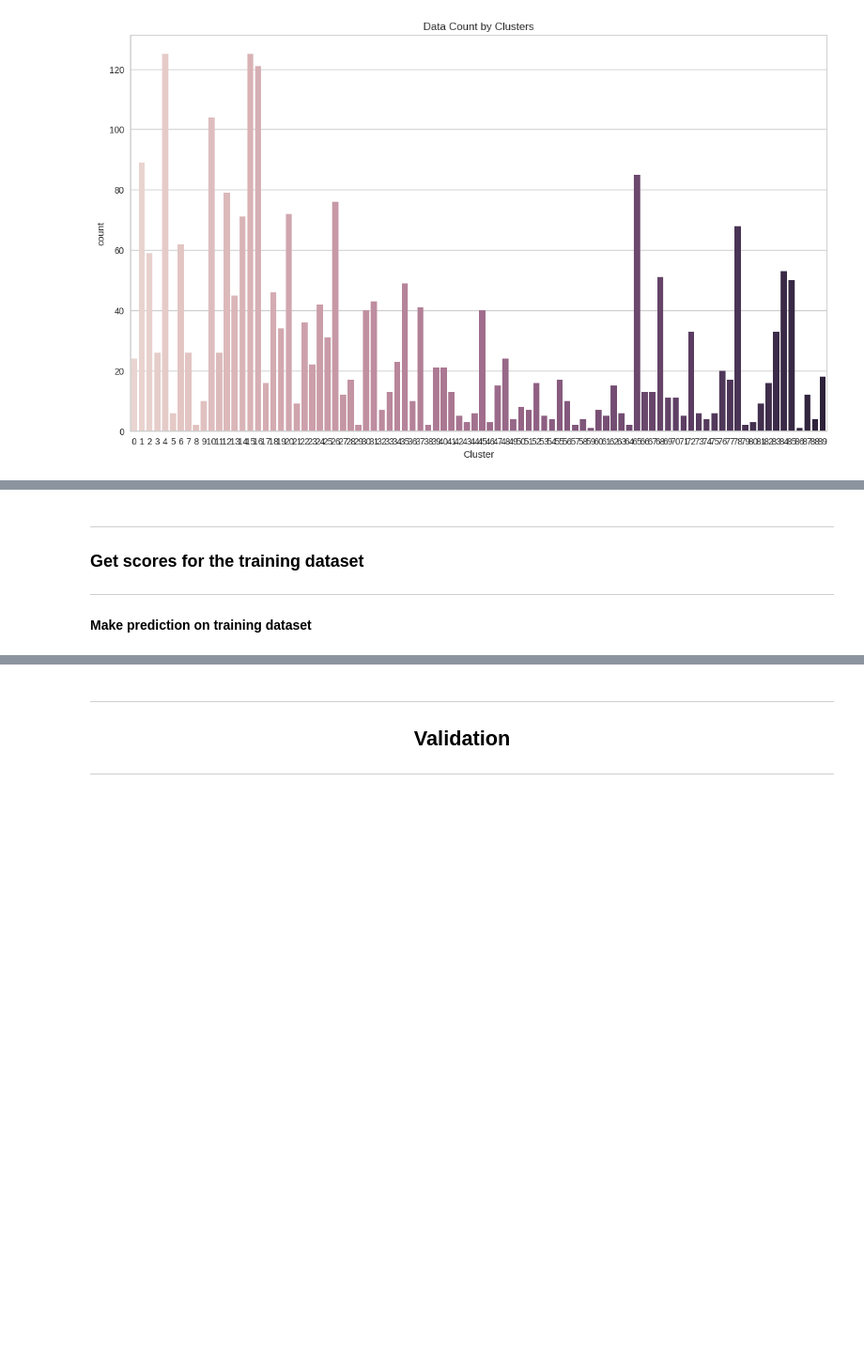
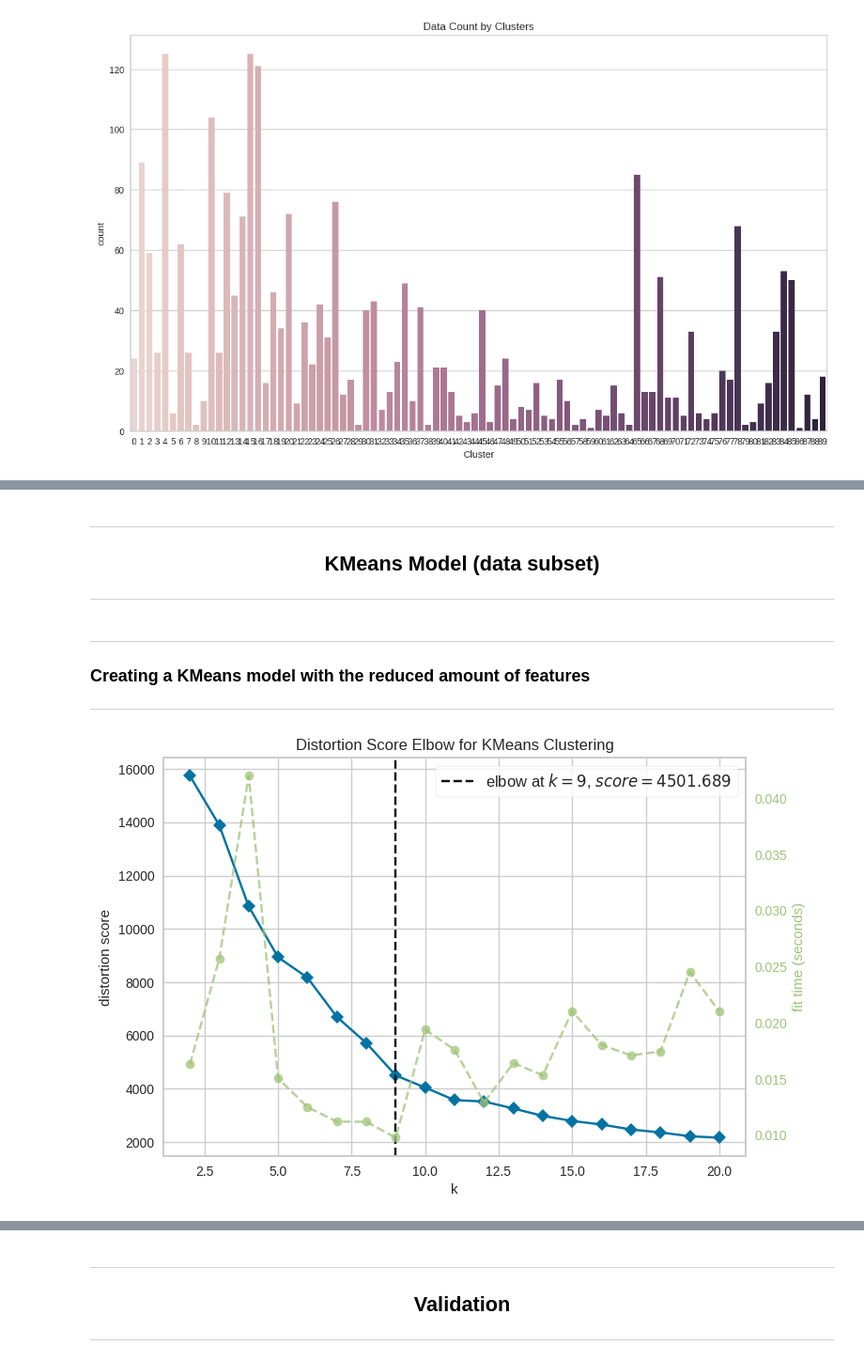
Before and after one commit to ABF-QC/Module2_Project3, a Jupyter notebook: notebook/KMeans.ipynb, the cells around one changed output, grey strips where cells are left out. Shown at 94% size. Cells and saved outputs as stored; diff of their text form; code cells hidden in the pictures; blank space fills up the shorter version.

```diff
--- a/notebook/KMeans.ipynb
+++ b/notebook/KMeans.ipynb
@@ -88,6 +126,9 @@ scaler = StandardScaler()
 
 # Scale the data
 X_scaled = scaler.fit_transform(X)
+
+# Scale X subset
+X_sub_scaled = scaler.fit_transform(X_sub)
 # %% [markdown]
 ---
 
@@ -484,6 +531,22 @@ plt.show()
-# %% [markdown]
----
-### Get scores for the training dataset
----
-# %% [markdown]
-**Make prediction on training dataset**
+# %% [markdown]
+---
+
+<center>
+
+## KMeans Model (data subset)
+
+</center>
+
+---
+# %% [markdown]
+---
+### Creating a KMeans model with the reduced amount of features
+
+---
+# %%
+# Create the Elbow Visualizer for max number of 10 clusters
+Elbow_M = KElbowVisualizer(KMeans(random_state=5), k=20)
+Elbow_M.fit(X_sub_scaled)  # fit on PCA transformed data
+Elbow_M.show();
+# %% [output]
+[figure, added]
```
Also changed, not shown: parts of 32 cells of this notebook, 8 other files.
